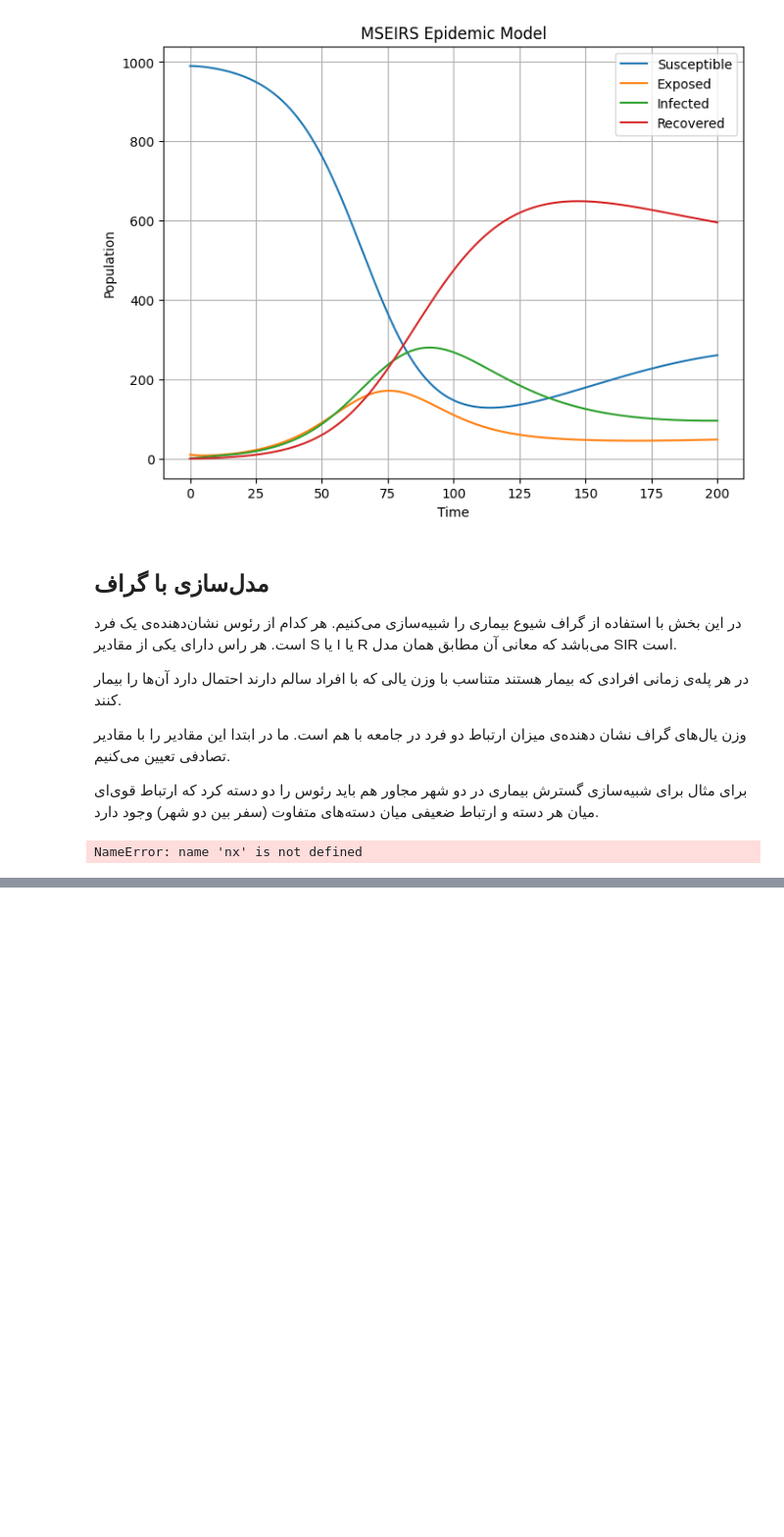
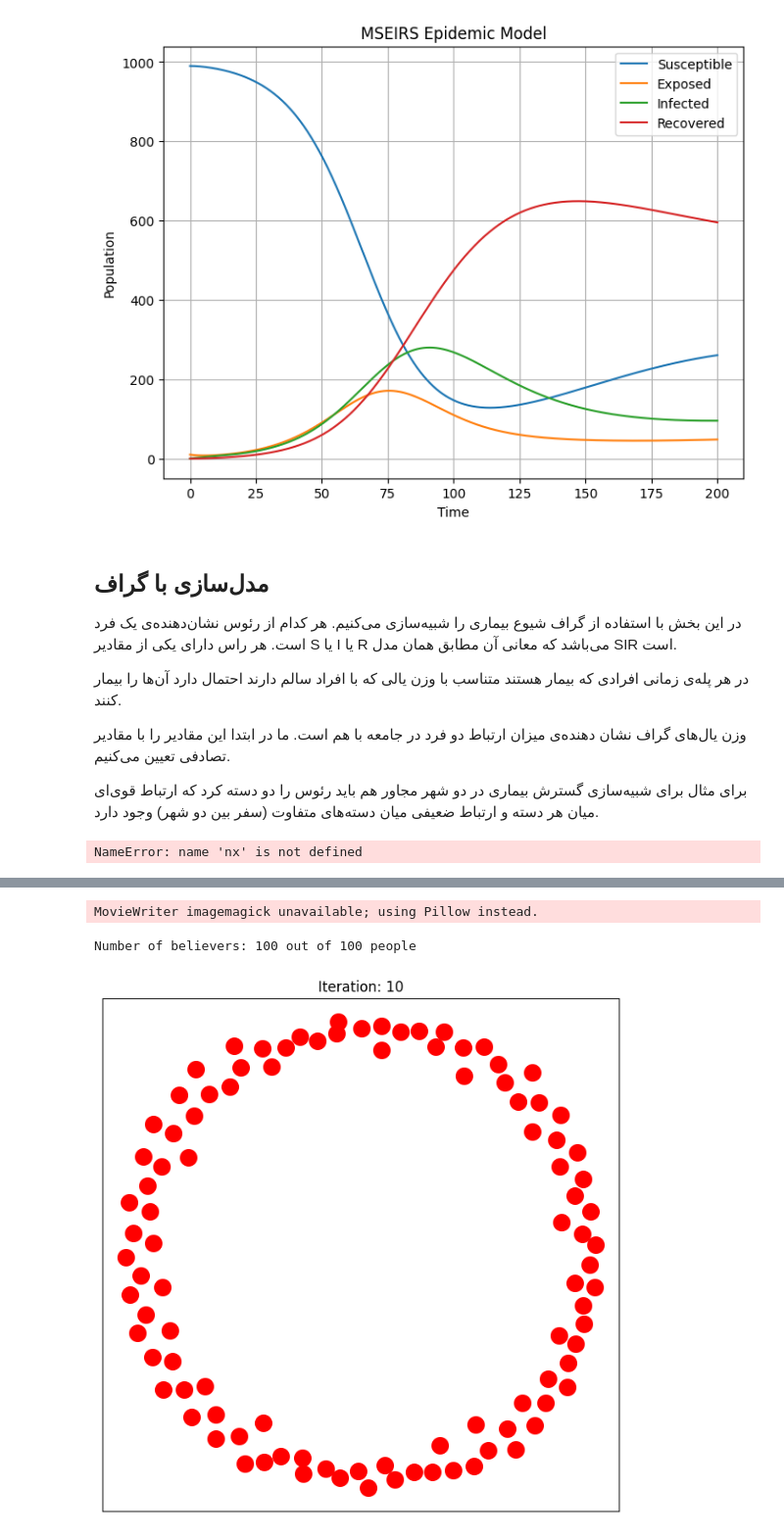
Before and after one commit to imghady/Models-of-percolation-and-epidemic-spreading, a Jupyter notebook: csp.ipynb, the cells around one changed output, grey strips where cells are left out. Shown: that part at 98% size. Cells and saved outputs as stored; diff of their text form; code cells hidden in the pictures; blank space fills up the shorter version.

Commit message:
Misinformation

```diff
--- a/csp.ipynb
+++ b/csp.ipynb
@@ -531,0 +553,67 @@ plt.show()
+# %%
+import random
+import networkx as nx
+import matplotlib.pyplot as plt
+import matplotlib.animation as animation
+
+class Person:
+    def __init__(self, id, belief):
+        self.id = id
+        self.belief = belief
+        self.shared = False
+
+    def share_misinformation(self, people):
+        if self.belief and not self.shared:
+            for person in people:
+                if person.id != self.id and not person.belief:
+                    if random.random() < 0.5:
+                        person.belief = True
+                        person.shared = True
+
+def simulate_spread_of_misinformation(num_people, num_iterations):
+    people = []
+    for i in range(num_people):
+        belief = random.choice([True, False])
+        people.append(Person(i, belief))
+
+    # Create a directed graph
+    G = nx.DiGraph()
+    G.add_nodes_from(range(num_people))
+
+    # Create initial layout for visualization
+    pos = nx.spring_layout(G)
+
+    # Create figure and axes for animation
+    fig, ax = plt.subplots(figsize=(8, 8))
+
+    def update(iteration):
+        ax.clear()
+        plt.title(f"Iteration: {iteration+1}")
+
+        for person in people:
+            if person.belief:
+                color = 'red'
+            else:
+                color = 'blue'
+
+            nx.draw_networkx_nodes(G, pos, nodelist=[person.id], node_color=color, node_size=200, ax=ax)
+
+        nx.draw_networkx_edges(G, pos, ax=ax)
+
+        for person in people:
+            person.share_misinformation(people)
+
+    # Animate the simulation
+    anim = animation.FuncAnimation(fig, update, frames=num_iterations, interval=1000, repeat=False)
+
+    # Save the animation as a GIF
+    anim.save("misinformation_spreading.gif", writer='imagemagick')
+
+    believers = sum(person.belief for person in people)
+    print(f"Number of believers: {believers} out of {num_people} people")
+
+simulate_spread_of_misinformation(num_people=100, num_iterations=10)
+# %% [output]
+MovieWriter imagemagick unavailable; using Pillow instead.
+Number of believers: 100 out of 100 people
+[figure, added]
```
Also changed, not shown: parts of 1 cell of this notebook.
